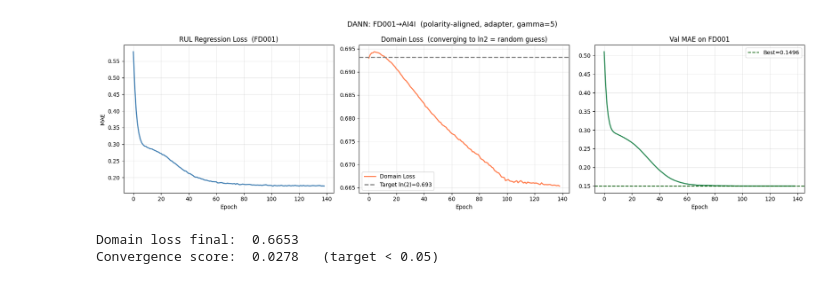
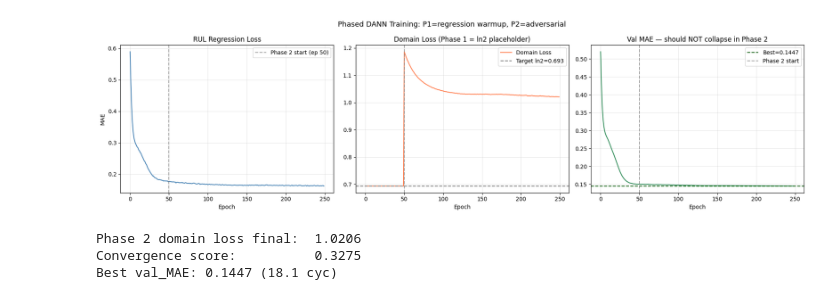
Before and after one commit to SKYTAN-050107/VHack_RUL_Predictions, a Jupyter notebook: notebooks/05_lstm_dann_domain_adaptation.ipynb, the cells around one changed output. Drawn from its saved outputs; the diff is of its cells as text; code cells hidden in the pictures.

Commit message:
best1

```diff
--- a/notebooks/05_lstm_dann_domain_adaptation.ipynb
+++ b/notebooks/05_lstm_dann_domain_adaptation.ipynb
@@ -51,6 +49,7 @@ MAX_RUL     = 125
 SOURCE_DS   = 'FD001'
 TARGET_DS   = 'AI4I'
 DANN_N_FEAT = 5
+ADAPTER_DIM = 16   # hidden units in deeper adapter
 
 AI4I_SENSOR_COLS = [
     'Air temperature [K]',
@@ -62,6 +61,6 @@ AI4I_SENSOR_COLS = [
 
 os.makedirs('../models/saved', exist_ok=True)
 print(f'Source: {SOURCE_DS}  |  Target: {TARGET_DS}')
-print(f'Shared feature space: {DANN_N_FEAT} dims  |  Window: {WINDOW_SIZE}')
+print(f'Shared dims: {DANN_N_FEAT}  |  Adapter hidden: {ADAPTER_DIM}  |  Window: {WINDOW_SIZE}')
 # %% [output]
 Source: FD001  |  Target: AI4I
@@ -69,5 +68,5 @@ Shared feature space: 5 dims  |  Window: 30
 # %%
-# ── CELL 4: Source Domain — load FD001, select top-5, compute polarity ────────
+# ── CELL 4: Source Domain ─────────────────────────────────────────────────────
 datasets = load_all_datasets(data_dir='../data/raw')
 
 df_tr_src, df_te_src, scaler_src = full_preprocess_pipeline(
@@ -80,22 +79,18 @@ df_tr_src, df_te_src, scaler_src = full_preprocess_pipeline(
     scaler_save_path = f'../models/saved/scaler_{SOURCE_DS}.joblib'
 )
 
-# Select top-5 FD001 features by |correlation with RUL|
-corr_src = np.array([
+corr_src   = np.array([
     np.corrcoef(df_tr_src[col].values, df_tr_src['RUL'].values)[0, 1]
     for col in FEATURE_COLS
 ])
 TOP5_IDX   = np.argsort(np.abs(corr_src))[::-1][:DANN_N_FEAT]
 TOP5_COLS  = [FEATURE_COLS[i] for i in TOP5_IDX]
-# Polarity: +1 if feature and RUL move in same direction, -1 if opposite
-SRC_POLARITY = np.sign(corr_src[TOP5_IDX])   # shape (5,)
+SRC_POLARITY = np.sign(corr_src[TOP5_IDX])
 
-print('Top-5 FD001 features and their polarity with RUL:')
+print('Top-5 FD001 features:')
 for rank, (col, idx) in enumerate(zip(TOP5_COLS, TOP5_IDX), 1):
-    pol = 'SAME as RUL' if SRC_POLARITY[rank-1] > 0 else 'OPPOSITE to RUL'
-    print(f'  {rank}. {col:<35}  corr={corr_src[idx]:+.4f}  ({pol})')
+    print(f'  {rank}. {col:<35}  corr={corr_src[idx]:+.4f}')
 
-# Build windows, slice to top-5
 X_src_all, y_src_raw, _ = create_windows(df_tr_src, FEATURE_COLS, window_size=WINDOW_SIZE)
 X_src = X_src_all[:, :, TOP5_IDX].astype(np.float32)
 y_src = (y_src_raw / MAX_RUL).astype(np.float32)
@@ -103,5 +98,5 @@ y_src = (y_src_raw / MAX_RUL).astype(np.float32)
 X_src_tr, X_src_val, y_src_tr, y_src_val = train_test_split(
     X_src, y_src, test_size=0.1, random_state=42
 )
-print(f'\nSource windows: train={X_src_tr.shape}  val={X_src_val.shape}')
+print(f'\nSource: train={X_src_tr.shape}  val={X_src_val.shape}')
 # %% [output]
@@ -518,35 +541,42 @@ Saved: dann weights, adapter weights, TOP5_IDX, FLIP_MASK, scaler
 # %%
 # ── CELL 12: Training Curves ──────────────────────────────────────────────────
 fig, axes = plt.subplots(1, 3, figsize=(18, 5))
 
-axes[0].plot(rul_losses, color='steelblue', linewidth=2)
-axes[0].set_title(f'RUL Regression Loss  ({SOURCE_DS})')
-axes[0].set_xlabel('Epoch'); axes[0].set_ylabel('MAE'); axes[0].grid(alpha=0.3)
+ep_range = range(len(rul_losses))
+axes[0].plot(ep_range, rul_losses, color='steelblue', linewidth=1.5)
+axes[0].axvline(PHASE1_EPOCHS, color='gray', linestyle='--', alpha=0.7,
+                label=f'Phase 2 start (ep {PHASE1_EPOCHS})')
+axes[0].set_title('RUL Regression Loss')
+axes[0].set_xlabel('Epoch'); axes[0].set_ylabel('MAE')
+axes[0].legend(); axes[0].grid(alpha=0.3)
 
-axes[1].plot(dom_losses, color='coral', linewidth=2, label='Domain Loss')
-axes[1].axhline(np.log(2), color='gray', linestyle='--', linewidth=2,
-                label=f'Target ln(2)={np.log(2):.3f}')
-axes[1].set_title('Domain Loss  (converging to ln2 = random guess)')
+axes[1].plot(ep_range, dom_losses, color='coral', linewidth=1.5, label='Domain Loss')
+axes[1].axhline(np.log(2), color='gray', linestyle='--',
+                label=f'Target ln2={np.log(2):.3f}')
+axes[1].axvline(PHASE1_EPOCHS, color='gray', linestyle='--', alpha=0.7)
+axes[1].set_title('Domain Loss (Phase 1 = ln2 placeholder)')
 axes[1].set_xlabel('Epoch'); axes[1].legend(); axes[1].grid(alpha=0.3)
 
-axes[2].plot(val_maes, color='seagreen', linewidth=2)
+axes[2].plot(ep_range, val_maes, color='seagreen', linewidth=1.5)
 axes[2].axhline(best_val, color='darkgreen', linestyle='--',
                 label=f'Best={best_val:.4f}')
-axes[2].set_title(f'Val MAE on {SOURCE_DS}')
+axes[2].axvline(PHASE1_EPOCHS, color='gray', linestyle='--', alpha=0.7,
+                label='Phase 2 start')
+axes[2].set_title('Val MAE — should NOT collapse in Phase 2')
 axes[2].set_xlabel('Epoch'); axes[2].legend(); axes[2].grid(alpha=0.3)
 
-plt.suptitle(
-    f'DANN: {SOURCE_DS}→{TARGET_DS}  (polarity-aligned, adapter, gamma=5)',
-    fontsize=13
-)
+plt.suptitle('Phased DANN Training: P1=regression warmup, P2=adversarial', fontsize=13)
 plt.tight_layout(); plt.show()
 
-conv = abs(dom_losses[-1] - np.log(2))
-print(f'Domain loss final:  {dom_losses[-1]:.4f}')
-print(f'Convergence score:  {conv:.4f}   (target < 0.05)')
+p2_dom = [d for d in dom_losses[PHASE1_EPOCHS:] if d != np.log(2)]
+if p2_dom:
+    print(f'Phase 2 domain loss final:  {p2_dom[-1]:.4f}')
+    print(f'Convergence score:          {abs(p2_dom[-1]-np.log(2)):.4f}')
+print(f'Best val_MAE: {best_val:.4f} ({best_val*MAX_RUL:.1f} cyc)')
 # %% [output]
-[figure, old version]
+[figure, new version]
-Domain loss final:  0.6653
-Convergence score:  0.0278   (target < 0.05)
+Phase 2 domain loss final:  1.0206
+Convergence score:          0.3275
+Best val_MAE: 0.1447 (18.1 cyc)
 # %%
 # ── CELL 14: t-SNE — expect overlap now ──────────────────────────────────────
```
Also changed, not shown: parts of 13 cells of this notebook, 5 other files.
